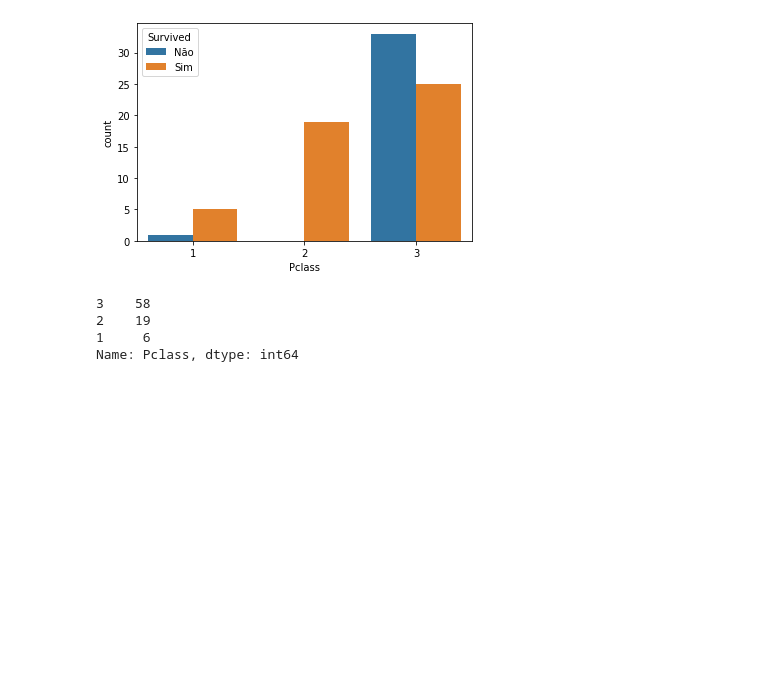
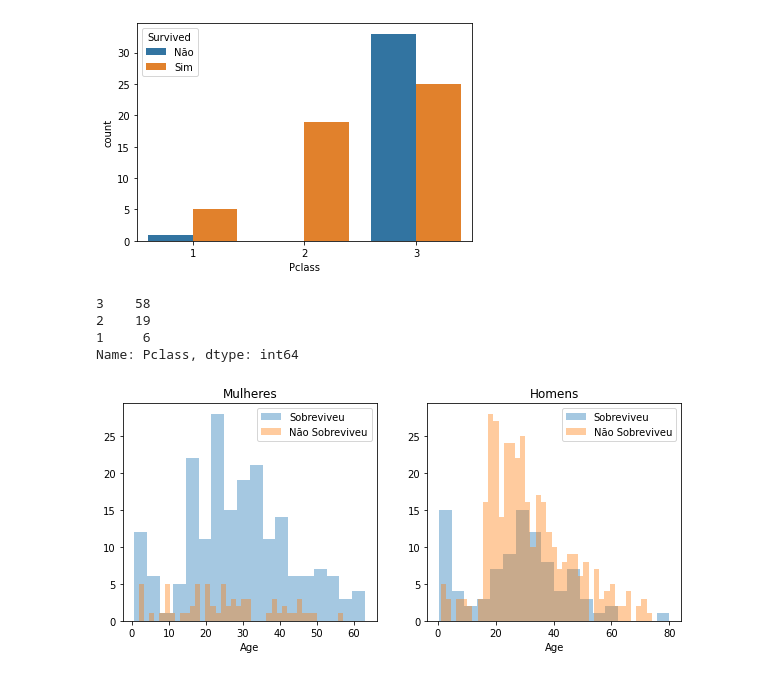
Before and after one commit to wesleyvsw/Titanic, a Jupyter notebook: Titanic.ipynb, the cells around one changed output. Cells and saved outputs as stored; diff of their text form; code cells hidden in the pictures; blank space fills up the shorter version.

```diff
--- a/Titanic.ipynb
+++ b/Titanic.ipynb
@@ -241,3 +241,33 @@ criancas['Pclass'].value_counts()
 2    19
 1     6
 Name: Pclass, dtype: int64
+# %%
+#Novas análises do Titanic
+#Aprendendo a fazer graficos
+Sobreviveu = "Sobreviveu"
+N_Sobreviveu = "Não Sobreviveu"
+#Criando o gráfico
+#nrows e ncols definem o número de colunas e linhas da figura
+#nrows e ncols dão uma noção de quantos gráficos terão na figura
+fig, axes = plt.subplots(nrows=1, ncols=2,figsize=(10, 4))
+#Separando os dataframes de homens e mulheres
+mulher_1 = df[df['Sex'] == 'female']
+homem_1 = df[df['Sex']== 'male']
+#Fazendo a distribuição, bins é o número de pequenas colunas. Notar que o sobreviveu é mais largo e tem menos quantidade que o não sobreviveu
+ax = sns.distplot(mulher_1[mulher_1['Survived']==1].Age.dropna(),
+bins=18,label= Sobreviveu,ax = axes[0], kde=False)
+ax = sns.distplot(mulher_1[mulher_1['Survived']==0].Age.dropna(),
+bins=40,label= N_Sobreviveu,ax= axes[0], kde=False)
+#ax.legend dá a legenda ao gráfico
+ax.legend()
+#ax.set_title dá um título ao gráfico
+ax.set_title('Mulheres')
+#Agora é a vez de fazer o gráfico para homens. A diferença é que axes = 1
+ax = sns.distplot(homem_1[homem_1['Survived']==1].Age.dropna(),
+bins=18,label= Sobreviveu,ax= axes[1], kde=False)
+ax = sns.distplot(homem_1[homem_1['Survived']==0].Age.dropna(),
+bins=40,label= N_Sobreviveu,ax= axes[1], kde=False)
+ax.legend()
+_=ax.set_title('Homens')
+# %% [output]
+[figure, added]
```
Also changed, not shown: parts of 3 cells of this notebook.
